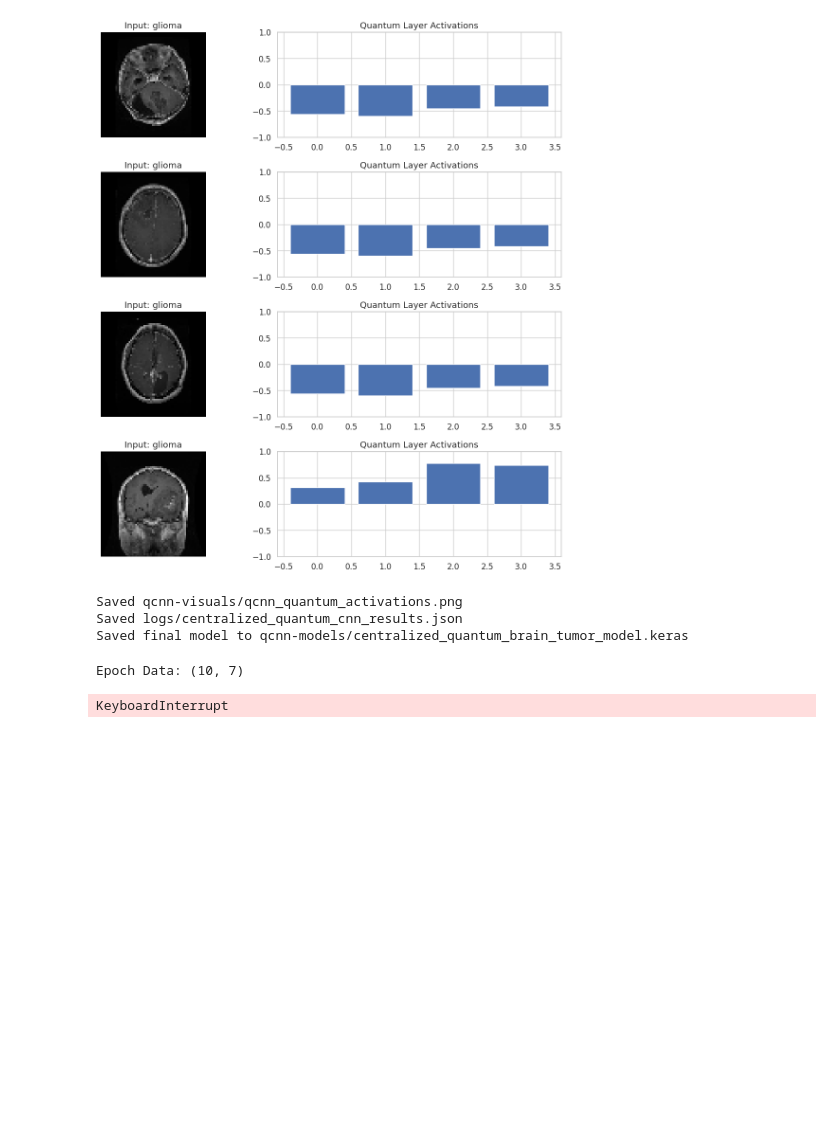
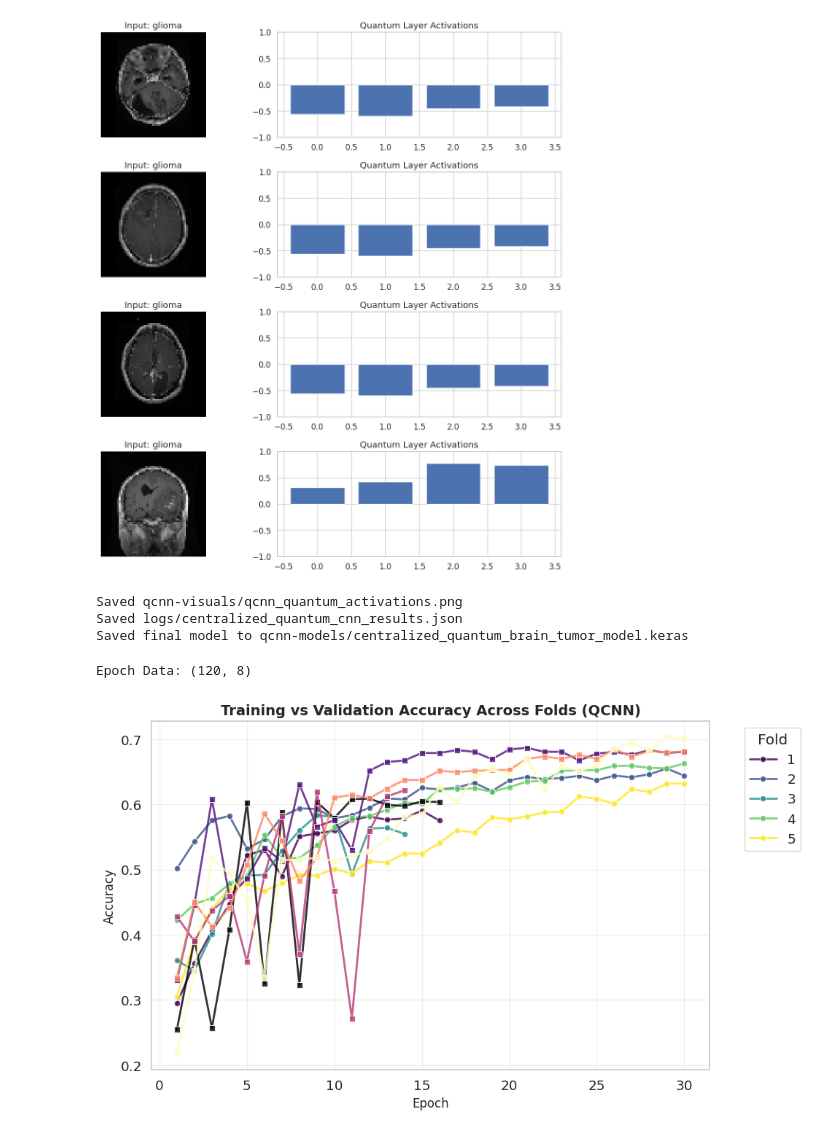
Before and after one commit to Hassankaif/Research_Paper, a Jupyter notebook: HybridOptimizer/QCNN/QCNN.ipynb, the cells around one changed output. Saved outputs shown, nothing was run; the diff lists cells and outputs as text; code cells hidden in the pictures; blank space fills up the shorter version.

Commit message:
custom optimizer models complete

```diff
--- a/HybridOptimizer/QCNN/QCNN.ipynb
+++ b/HybridOptimizer/QCNN/QCNN.ipynb
@@ -728,45 +728,41 @@ from matplotlib.ticker import FuncFormatter
 sns.set(style="whitegrid", font_scale=1.2)
 plt.rcParams["figure.figsize"] = (10, 6)
 # %%
-epoch_df = pd.read_csv("/mnt/c/Users/hassa/OneDrive/Desktop/QML/qcnn-logs/centralized_epoch_times.csv")
-# round_df = pd.read_csv("flq-logs/federated_round_summary.csv")
-# comm_df = pd.read_csv("flq-logs/comm_bytes_per_round.csv")
+df = pd.read_csv("/mnt/c/Users/hassa/OneDrive/Desktop/QML/HybridOptimizer/QCNN/qcnn-logs/training_details_quantum_cnn.csv")
 
-print("Epoch Data:", epoch_df.shape)
-# print("Round Data:", round_df.shape)
-# print("Comm Data:", comm_df.shape)
+print("Epoch Data:", df.shape)
 # %% [output]
-Epoch Data: (10, 7)
+Epoch Data: (120, 8)
 # %%
 plt.figure(figsize=(10,6))
 sns.lineplot(
     data=df,
-    x='Epoch', y='TrainAcc',
+    x='Epoch', y='accuracy',
     hue='Fold',
     marker='o',
     palette='viridis',
     alpha=0.8,
     linewidth=2
 )
 sns.lineplot(
     data=df,
-    x='Epoch', y='ValAcc',
+    x='Epoch', y='val_accuracy',
     hue='Fold',
     marker='s',
     palette='magma',
     alpha=0.8,
     linewidth=2,
     legend=False
 )
 
 plt.title("Training vs Validation Accuracy Across Folds (QCNN)", fontsize=14, fontweight='bold')
 plt.xlabel("Epoch", fontsize=12)
 plt.ylabel("Accuracy", fontsize=12)
 plt.grid(alpha=0.3)
 plt.legend(title='Fold', bbox_to_anchor=(1.05, 1), loc='upper left')
 plt.tight_layout()
 plt.show()
 # %% [output]
-KeyboardInterrupt
+[figure, added]
 # %%
 plt.figure(figsize=(10,6))
```
Also changed, not shown: parts of 9 cells of this notebook, 30 other files.
